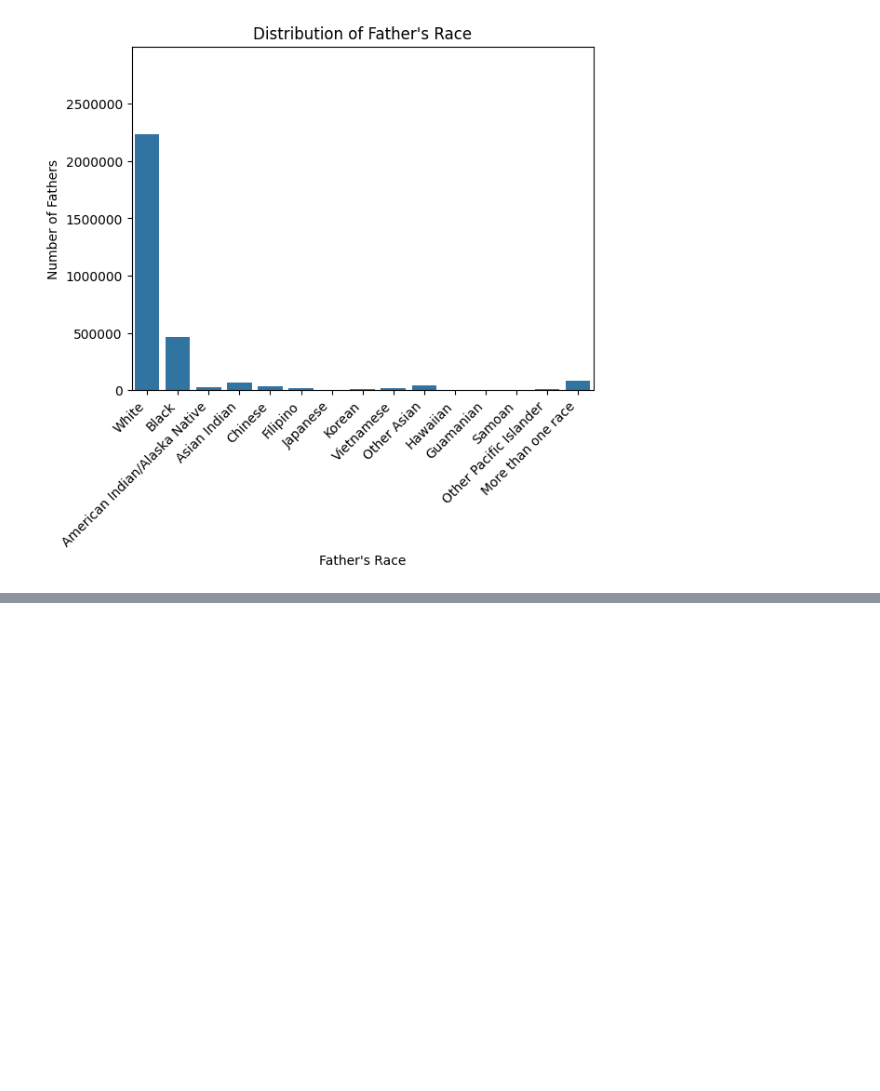
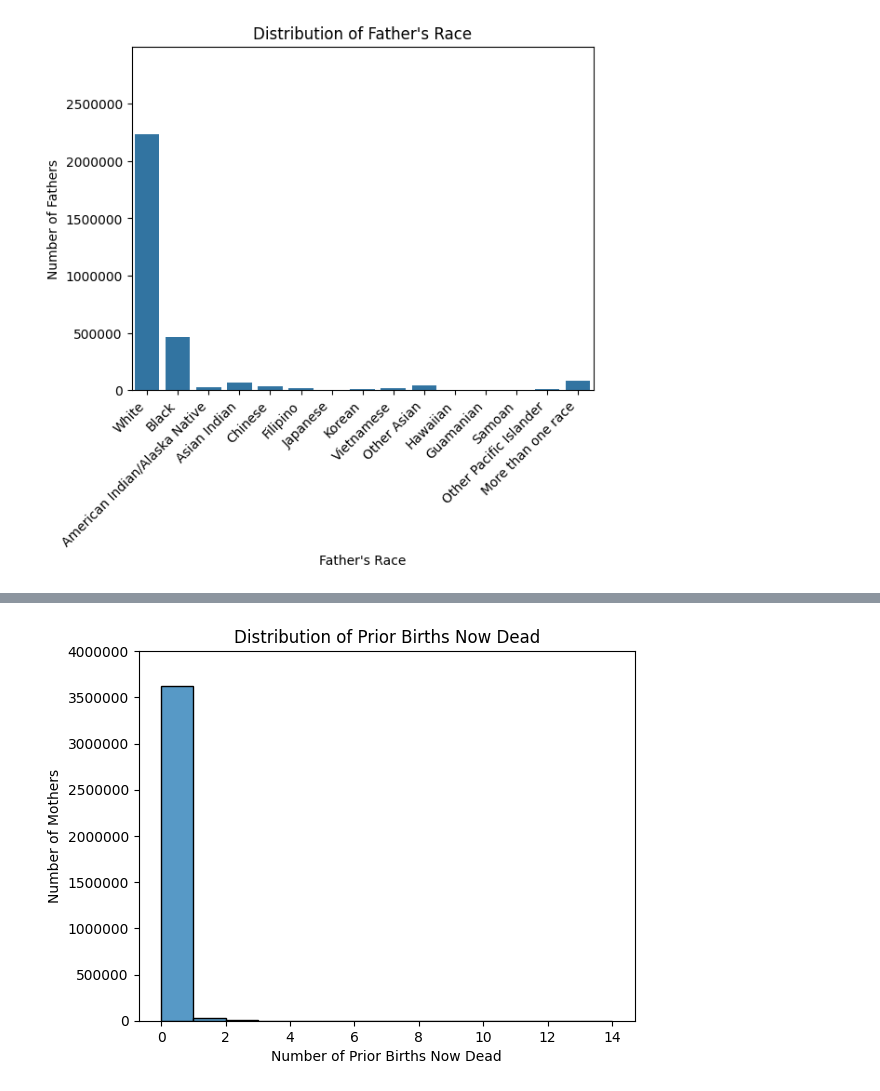
Before and after one commit to shroommu/natality-stats, a Jupyter notebook: dev/notebooks/exploratory/02_visualizations.ipynb, the cells around one changed output, grey strips where cells are left out. Drawn from its saved outputs; the diff is of its cells as text; code cells hidden in the pictures; blank space fills up the shorter version.

```diff
--- a/dev/notebooks/exploratory/02_visualizations.ipynb
+++ b/dev/notebooks/exploratory/02_visualizations.ipynb
@@ -241,0 +224,20 @@ plt.show()
+# %%
+prior_births_now_dead_value_counts = df["prior_births_now_dead"].value_counts(
+    sort=False
+)
+prior_births_now_dead_value_counts = prior_births_now_dead_value_counts.drop(99)
+
+prior_births_now_dead_histogram_ax = sns.histplot(
+    x=prior_births_now_dead_value_counts.index,
+    weights=prior_births_now_dead_value_counts.values,
+    binwidth=1,
+)
+prior_births_now_dead_histogram_ax.set_title("Distribution of Prior Births Now Dead")
+prior_births_now_dead_histogram_ax.set_xlabel("Number of Prior Births Now Dead")
+prior_births_now_dead_histogram_ax.set_ylabel("Number of Mothers")
+prior_births_now_dead_histogram_ax.set_yticks(
+    np.arange(0, 4500000, 500000), labels=np.arange(0, 4500000, 500000)
+)
+plt.show()
+# %% [output]
+[figure, added]
```
Also changed, not shown: parts of 20 cells of this notebook.
